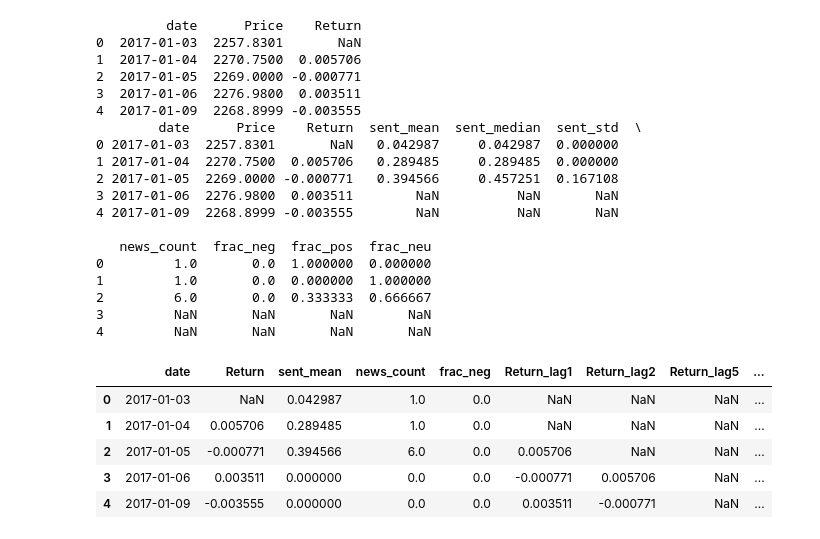
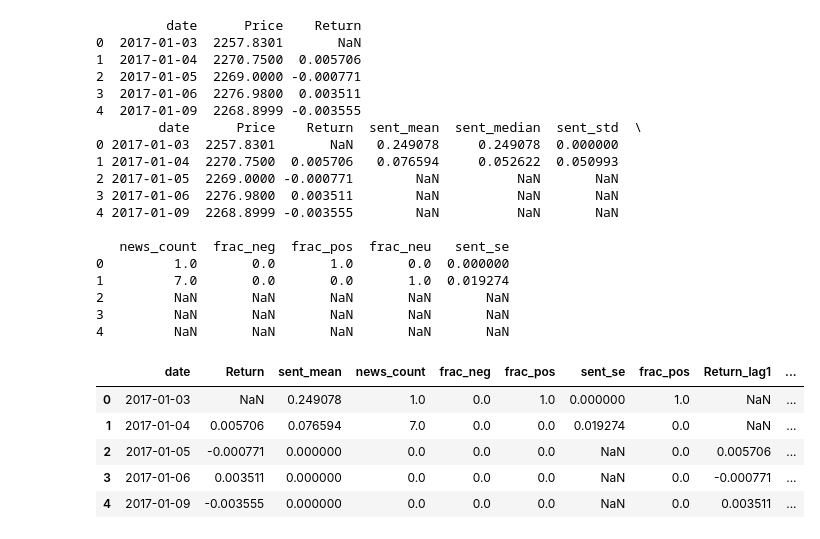
Before and after one commit to pe5kataa/sentiment-enhanced-risk-engine, a Jupyter notebook: sentiment-enhanced-risk-engine/notebooks/02_sentiment_var_es.ipynb, the cells around one changed output. Saved outputs shown, nothing was run; the diff lists cells and outputs as text; code cells hidden in the pictures.

```diff
--- a/sentiment-enhanced-risk-engine/notebooks/02_sentiment_var_es.ipynb
+++ b/sentiment-enhanced-risk-engine/notebooks/02_sentiment_var_es.ipynb
@@ -11,9 +8,12 @@ print(sp500_returns.head())
 
 sp500_returns["date"] = pd.to_datetime(sp500_returns["date"]).dt.normalize()
 
-sent_data["date"] = pd.to_datetime(sent_data["date"], utc=True) \
-                   .dt.tz_convert(None) \
-                   .dt.normalize()
+if "market_date" in sent_data.columns:
+    sent_data = sent_data.rename(columns={"market_date": "date"})
+elif "date" not in sent_data.columns:
+    raise ValueError(f"Expected 'market_date' or 'date' in sent file. Found: {sent_data.columns.tolist()}")
+
+sent_data["date"] = pd.to_datetime(sent_data["date"], errors="coerce").dt.tz_localize(None).dt.normalize()
 
 mixed_data = sp500_returns.merge(sent_data, on="date", how="left").sort_values("date")
 
@@ -27,50 +27,50 @@ mixed_data.to_csv("../data/processed/mixed_data.csv")
 3  2017-01-06  2276.9800  0.003511
 4  2017-01-09  2268.8999 -0.003555
         date      Price    Return  sent_mean  sent_median  sent_std  \
-0 2017-01-03  2257.8301       NaN   0.042987     0.042987  0.000000
-1 2017-01-04  2270.7500  0.005706   0.289485     0.289485  0.000000
-2 2017-01-05  2269.0000 -0.000771   0.394566     0.457251  0.167108
+0 2017-01-03  2257.8301       NaN   0.249078     0.249078  0.000000
+1 2017-01-04  2270.7500  0.005706   0.076594     0.052622  0.050993
+2 2017-01-05  2269.0000 -0.000771        NaN          NaN       NaN
 3 2017-01-06  2276.9800  0.003511        NaN          NaN       NaN
 4 2017-01-09  2268.8999 -0.003555        NaN          NaN       NaN
 
-   news_count  frac_neg  frac_pos  frac_neu
-0         1.0       0.0  1.000000  0.000000
-1         1.0       0.0  0.000000  1.000000
-2         6.0       0.0  0.333333  0.666667
-3         NaN       NaN       NaN       NaN
-4         NaN       NaN       NaN       NaN
+   news_count  frac_neg  frac_pos  frac_neu   sent_se
+0         1.0       0.0       1.0       0.0  0.000000
+1         7.0       0.0       0.0       1.0  0.019274
+2         NaN       NaN       NaN       NaN       NaN
+3         NaN       NaN       NaN       NaN       NaN
+4         NaN       NaN       NaN       NaN       NaN
 # %%
 base_features = ["sent_mean", "sent_median", "sent_std", "news_count", "frac_neg", "frac_pos", "frac_neu"]
 
 # Fill missing sentiment with neutral-ish defaults
 # (so trading days without news don't become NaN and get dropped)
 # mixed_data["has_news"] = (mixed_data["news_count"].notna()).astype(int)
 
 mixed_data["news_count"] = mixed_data["news_count"].fillna(0)
 
 for value in ["sent_mean", "sent_median", "sent_std", "news_count", "frac_neg", "frac_pos", "frac_neu"]:
     mixed_data[value] = mixed_data[value].fillna(0.0)
 
 #lags = [1,2,5]
 #for col in ["Return", "sent_mean", "sent_median", "news_count", "frac_neg", "frac_pos", "frac_neu"]:
 #    for lag in lags:
 #        mixed_data[f"{col}_lag{lag}"] = mixed_data[col].shift(lag)
 
-X = mixed_data[["date","Return", "sent_mean", "news_count", "frac_neg"]].copy()
+X = mixed_data[["date","Return", "sent_mean", "news_count", "frac_neg", "frac_pos", "sent_se", "frac_pos"]].copy()
 
 lags = [1,2,5]
 for col in ["Return", "sent_mean", "news_count", "frac_neg"]:
     for lag in lags:
         X[f"{col}_lag{lag}"] = X[col].shift(lag)
 
 X.head()
 # %% [output]
-|  | date | Return | sent_mean | news_count | frac_neg | Return_lag1 | Return_lag2 | Return_lag5 | ... |
-| 0 | 2017-01-03 | NaN | 0.042987 | 1.0 | 0.0 | NaN | NaN | NaN | ... |
-| 1 | 2017-01-04 | 0.005706 | 0.289485 | 1.0 | 0.0 | NaN | NaN | NaN | ... |
-| 2 | 2017-01-05 | -0.000771 | 0.394566 | 6.0 | 0.0 | 0.005706 | NaN | NaN | ... |
-| 3 | 2017-01-06 | 0.003511 | 0.000000 | 0.0 | 0.0 | -0.000771 | 0.005706 | NaN | ... |
-| 4 | 2017-01-09 | -0.003555 | 0.000000 | 0.0 | 0.0 | 0.003511 | -0.000771 | NaN | ... |
+|  | date | Return | sent_mean | news_count | frac_neg | frac_pos | sent_se | frac_pos | Return_lag1 | ... |
+| 0 | 2017-01-03 | NaN | 0.249078 | 1.0 | 0.0 | 1.0 | 0.000000 | 1.0 | NaN | ... |
+| 1 | 2017-01-04 | 0.005706 | 0.076594 | 7.0 | 0.0 | 0.0 | 0.019274 | 0.0 | NaN | ... |
+| 2 | 2017-01-05 | -0.000771 | 0.000000 | 0.0 | 0.0 | 0.0 | NaN | 0.0 | 0.005706 | ... |
+| 3 | 2017-01-06 | 0.003511 | 0.000000 | 0.0 | 0.0 | 0.0 | NaN | 0.0 | -0.000771 | ... |
+| 4 | 2017-01-09 | -0.003555 | 0.000000 | 0.0 | 0.0 | 0.0 | NaN | 0.0 | 0.003511 | ... |
 # %%
 X.set_index("date", inplace=True)
 X["vol_30"] = X["Return"].rolling(5).std().shift(1)
```
Also changed, not shown: parts of 5 cells of this notebook, 1 other file.
